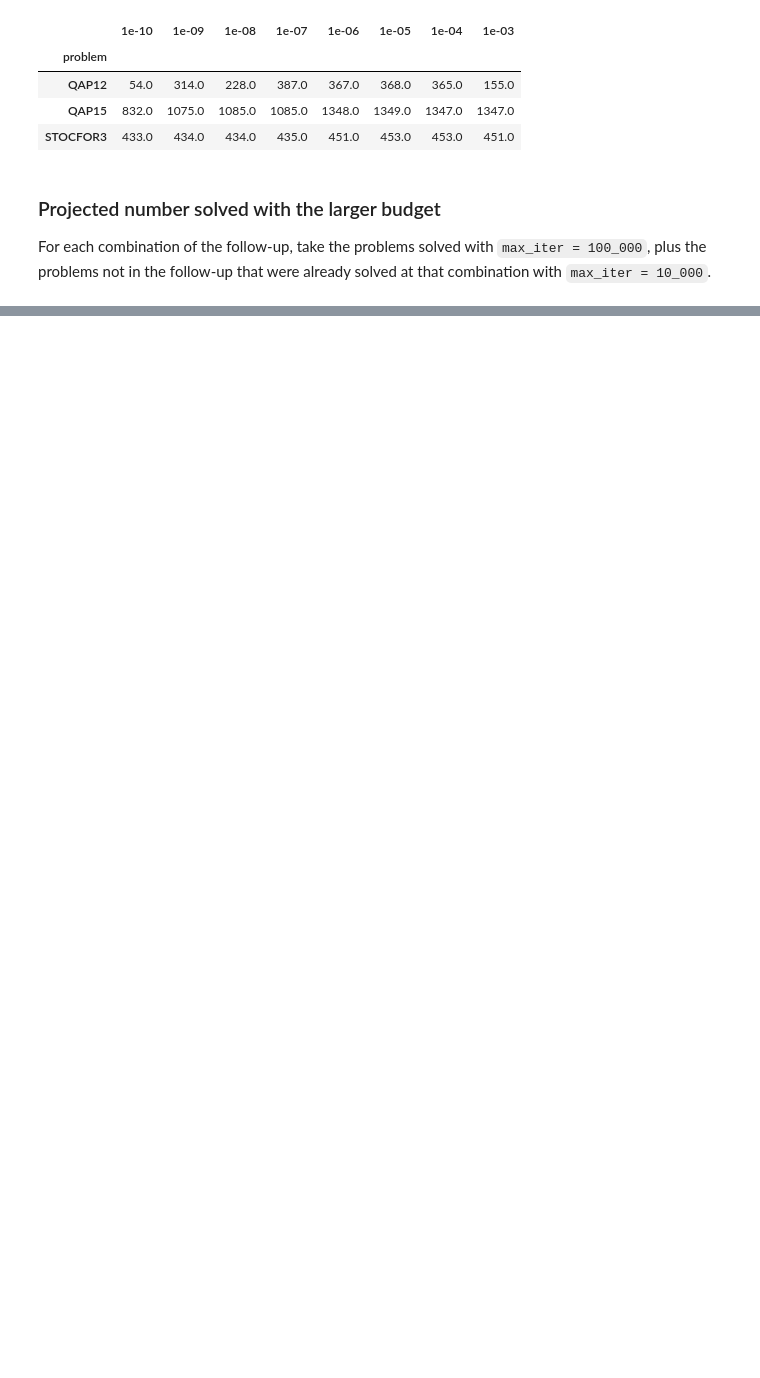
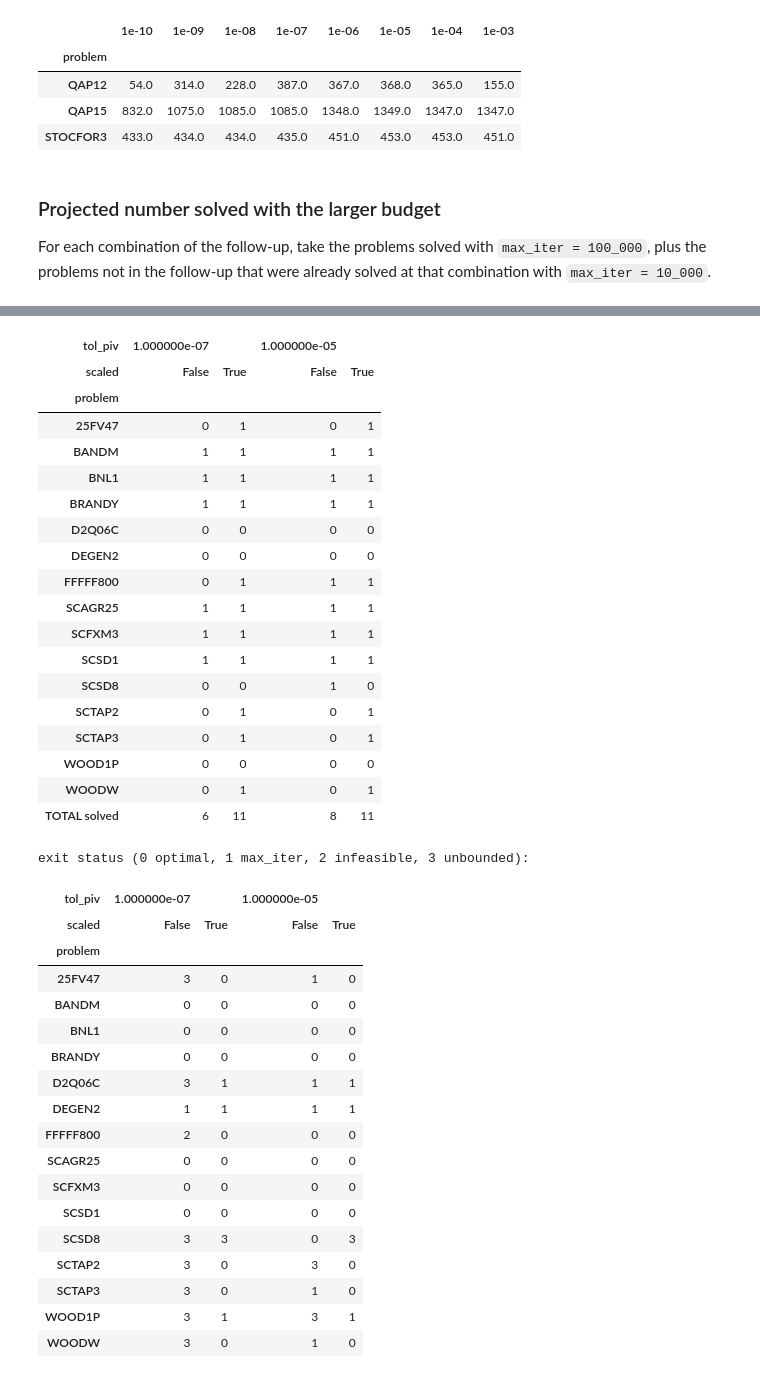
Before and after one commit to oyamad/QuantEcon.py, a Jupyter notebook: benchmarks/linprog_simplex/analysis_2026.ipynb, the cells around one changed output, grey strips where cells are left out. Cells and saved outputs as stored; diff of their text form; code cells hidden in the pictures; blank space fills up the shorter version.

```diff
--- a/benchmarks/linprog_simplex/analysis_2026.ipynb
+++ b/benchmarks/linprog_simplex/analysis_2026.ipynb
@@ -400,0 +476,45 @@ pd.DataFrame(rows, columns=['tol_piv', 'tol_ratio_diff', 'solved of 51', 'still
+# %%
+sc = pd.read_csv('results_2026_scaling.csv')
+t = sc.pivot_table(index='problem', columns=['tol_piv', 'scaled'], values='solved', aggfunc='first').astype(int)
+t.loc['TOTAL solved'] = t.sum()
+st = sc.pivot_table(index='problem', columns=['tol_piv', 'scaled'], values='status', aggfunc='first')
+display(t); print('exit status (0 optimal, 1 max_iter, 2 infeasible, 3 unbounded):'); st
+# %% [output]
+| tol_piv | 1.000000e-07 |  | 1.000000e-05 |  |
+| scaled | False | True | False | True |
+| problem |  |  |  |  |
+| 25FV47 | 0 | 1 | 0 | 1 |
+| BANDM | 1 | 1 | 1 | 1 |
+| BNL1 | 1 | 1 | 1 | 1 |
+| BRANDY | 1 | 1 | 1 | 1 |
+| D2Q06C | 0 | 0 | 0 | 0 |
+| DEGEN2 | 0 | 0 | 0 | 0 |
+| FFFFF800 | 0 | 1 | 1 | 1 |
+| SCAGR25 | 1 | 1 | 1 | 1 |
+| SCFXM3 | 1 | 1 | 1 | 1 |
+| SCSD1 | 1 | 1 | 1 | 1 |
+| SCSD8 | 0 | 0 | 1 | 0 |
+| SCTAP2 | 0 | 1 | 0 | 1 |
+| SCTAP3 | 0 | 1 | 0 | 1 |
+| WOOD1P | 0 | 0 | 0 | 0 |
+| WOODW | 0 | 1 | 0 | 1 |
+| TOTAL solved | 6 | 11 | 8 | 11 |
+exit status (0 optimal, 1 max_iter, 2 infeasible, 3 unbounded):
+| tol_piv | 1.000000e-07 |  | 1.000000e-05 |  |
+| scaled | False | True | False | True |
+| problem |  |  |  |  |
+| 25FV47 | 3 | 0 | 1 | 0 |
+| BANDM | 0 | 0 | 0 | 0 |
+| BNL1 | 0 | 0 | 0 | 0 |
+| BRANDY | 0 | 0 | 0 | 0 |
+| D2Q06C | 3 | 1 | 1 | 1 |
+| DEGEN2 | 1 | 1 | 1 | 1 |
+| FFFFF800 | 2 | 0 | 0 | 0 |
+| SCAGR25 | 0 | 0 | 0 | 0 |
+| SCFXM3 | 0 | 0 | 0 | 0 |
+| SCSD1 | 0 | 0 | 0 | 0 |
+| SCSD8 | 3 | 3 | 0 | 3 |
+| SCTAP2 | 3 | 0 | 3 | 0 |
+| SCTAP3 | 3 | 0 | 1 | 0 |
+| WOOD1P | 3 | 1 | 3 | 1 |
+| WOODW | 3 | 0 | 1 | 0 |
```
Also changed, not shown: parts of 8 cells of this notebook, 3 other files.
